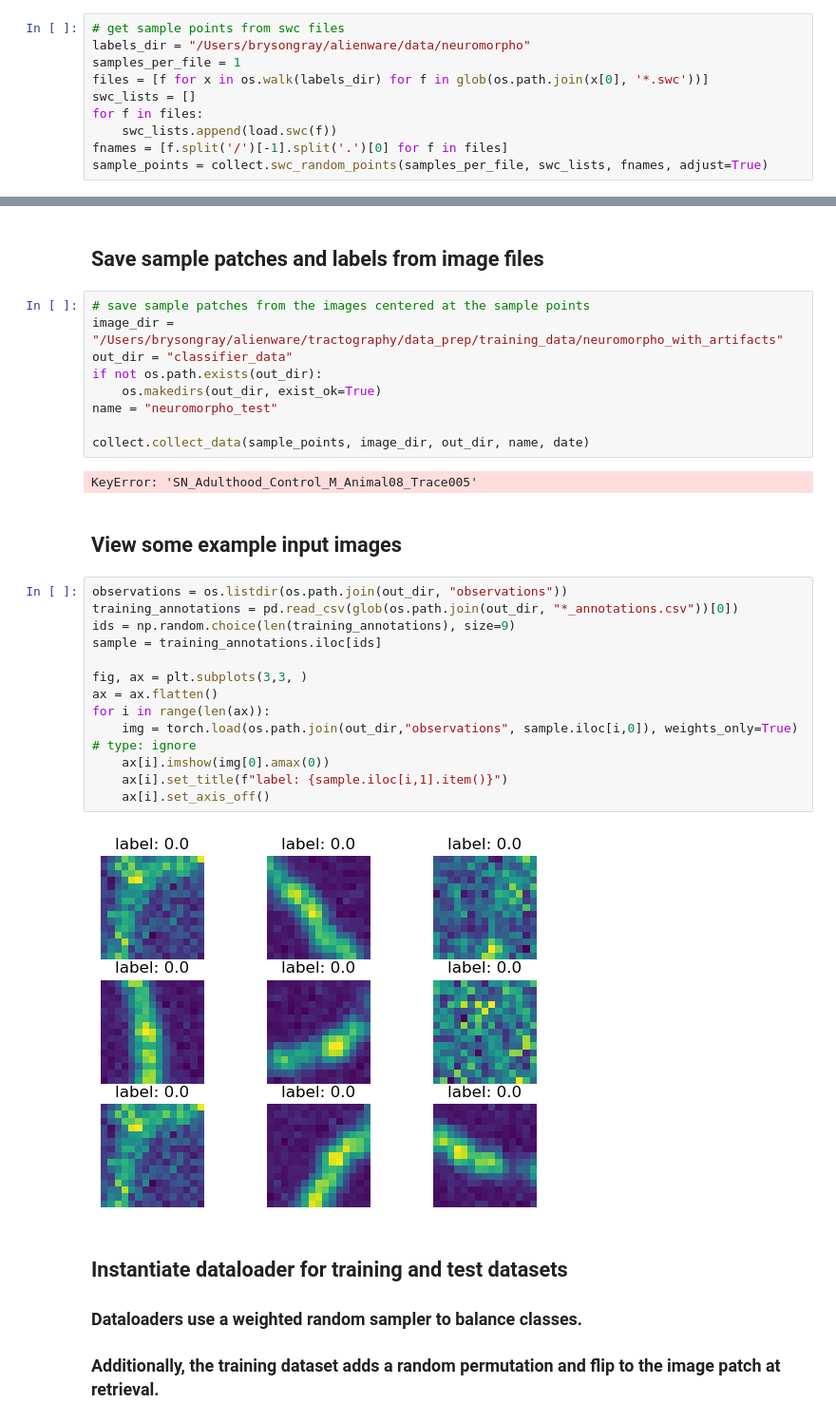
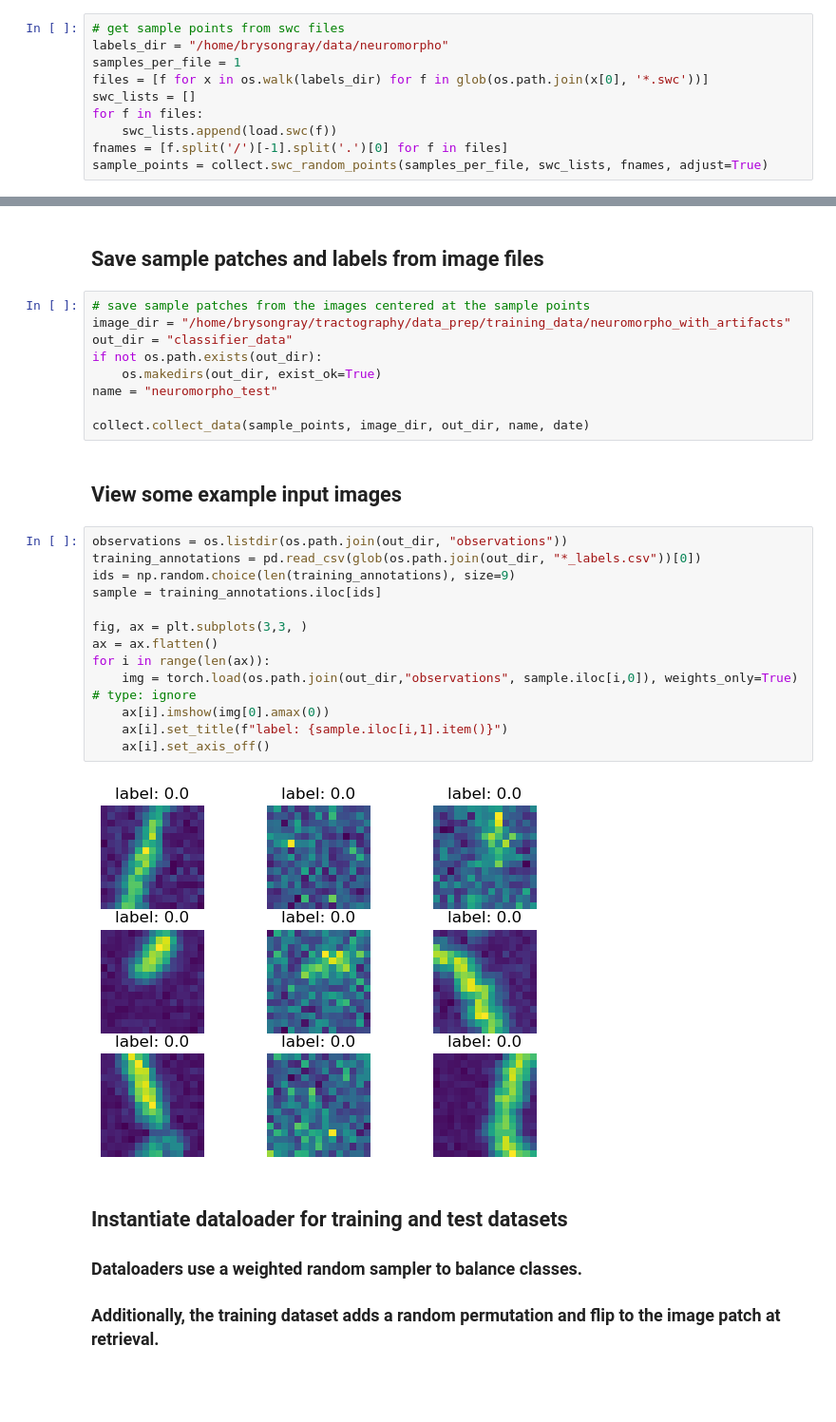
Before and after one commit to twardlab/neurotrack, a Jupyter notebook: notebooks/branch_classifier.ipynb, the cells around one changed output, grey strips where cells are left out. Shown: that part at 95% size. Saved outputs shown, nothing was run; the diff lists cells and outputs as text; blank space fills up the shorter version.

```diff
--- a/notebooks/branch_classifier.ipynb
+++ b/notebooks/branch_classifier.ipynb
@@ -25,7 +25,7 @@ DEVICE = "cuda" if torch.cuda.is_available() else "cpu"
 ## Get sample points from swc files
 # %%
 # get sample points from swc files
-labels_dir = "/Users/brysongray/alienware/data/neuromorpho"
+labels_dir = "/home/brysongray/data/neuromorpho"
 samples_per_file = 1
 files = [f for x in os.walk(labels_dir) for f in glob(os.path.join(x[0], '*.swc'))]
 swc_lists = []
@@ -55,32 +55,30 @@ loading file: /Users/brysongray/alienware/data/neuromorpho/jefferis/CNG version/
 ## Save sample patches and labels from image files
 # %%
 # save sample patches from the images centered at the sample points
-image_dir = "/Users/brysongray/alienware/tractography/data_prep/training_data/neuromorpho_with_artifacts"
+image_dir = "/home/brysongray/tractography/data_prep/training_data/neuromorpho_with_artifacts"
 out_dir = "classifier_data"
 if not os.path.exists(out_dir):
     os.makedirs(out_dir, exist_ok=True)
 name = "neuromorpho_test"
 
 collect.collect_data(sample_points, image_dir, out_dir, name, date)
-# %% [output]
-KeyError: 'SN_Adulthood_Control_M_Animal08_Trace005'
 # %% [markdown]
 ## View some example input images
 # %%
 observations = os.listdir(os.path.join(out_dir, "observations"))
-training_annotations = pd.read_csv(glob(os.path.join(out_dir, "*_annotations.csv"))[0])
+training_annotations = pd.read_csv(glob(os.path.join(out_dir, "*_labels.csv"))[0])
 ids = np.random.choice(len(training_annotations), size=9)
 sample = training_annotations.iloc[ids]
 
 fig, ax = plt.subplots(3,3, )
 ax = ax.flatten()
 for i in range(len(ax)):
     img = torch.load(os.path.join(out_dir,"observations", sample.iloc[i,0]), weights_only=True) # type: ignore
     ax[i].imshow(img[0].amax(0))
     ax[i].set_title(f"label: {sample.iloc[i,1].item()}")
     ax[i].set_axis_off()
 # %% [output]
-[figure, old version]
+[figure, new version]
 # %% [markdown]
 ## Instantiate dataloader for training and test datasets
 ### Dataloaders use a weighted random sampler to balance classes.
```
Also changed, not shown: parts of 2 cells of this notebook, 4 other files.
